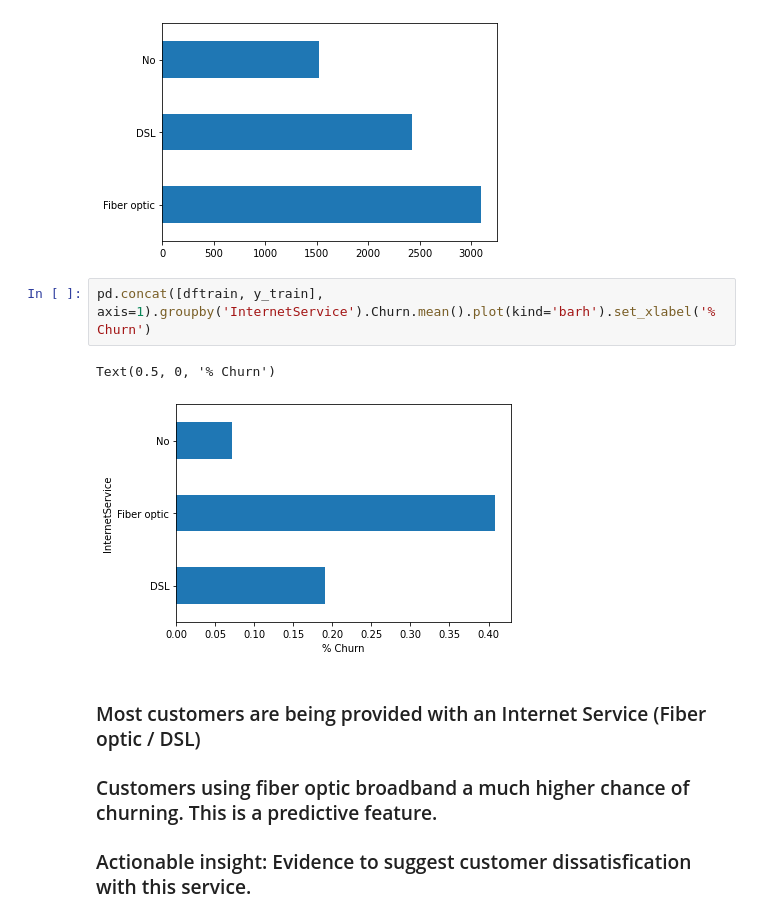
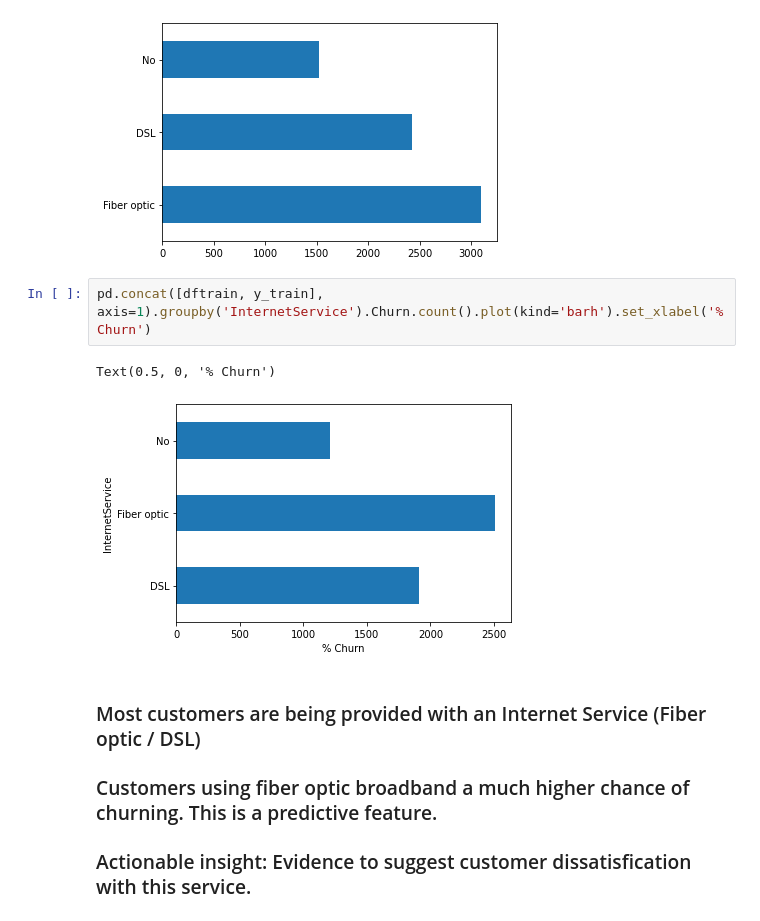
Before and after one commit to maud-gibbons/telco-churn, a Jupyter notebook: prediction-churn.ipynb, the cells around one changed output. Drawn from its saved outputs; the diff is of its cells as text.

```diff
--- a/prediction-churn.ipynb
+++ b/prediction-churn.ipynb
@@ -94,10 +122,10 @@ plt.show()
 # %% [output]
 [figure]
 # %%
-pd.concat([dftrain, y_train], axis=1).groupby('InternetService').Churn.mean().plot(kind='barh').set_xlabel('% Churn')
+pd.concat([dftrain, y_train], axis=1).groupby('InternetService').Churn.count().plot(kind='barh').set_xlabel('% Churn')
 # %% [output]
 Text(0.5, 0, '% Churn')
-[figure, old version]
+[figure, new version]
 # %% [markdown]
 ### Most customers are being provided with an Internet Service (Fiber optic / DSL)
 ### Customers using fiber optic broadband a much higher chance of churning. This is a predictive feature.
```
Also changed, not shown: parts of 21 cells of this notebook, 1 other file.
